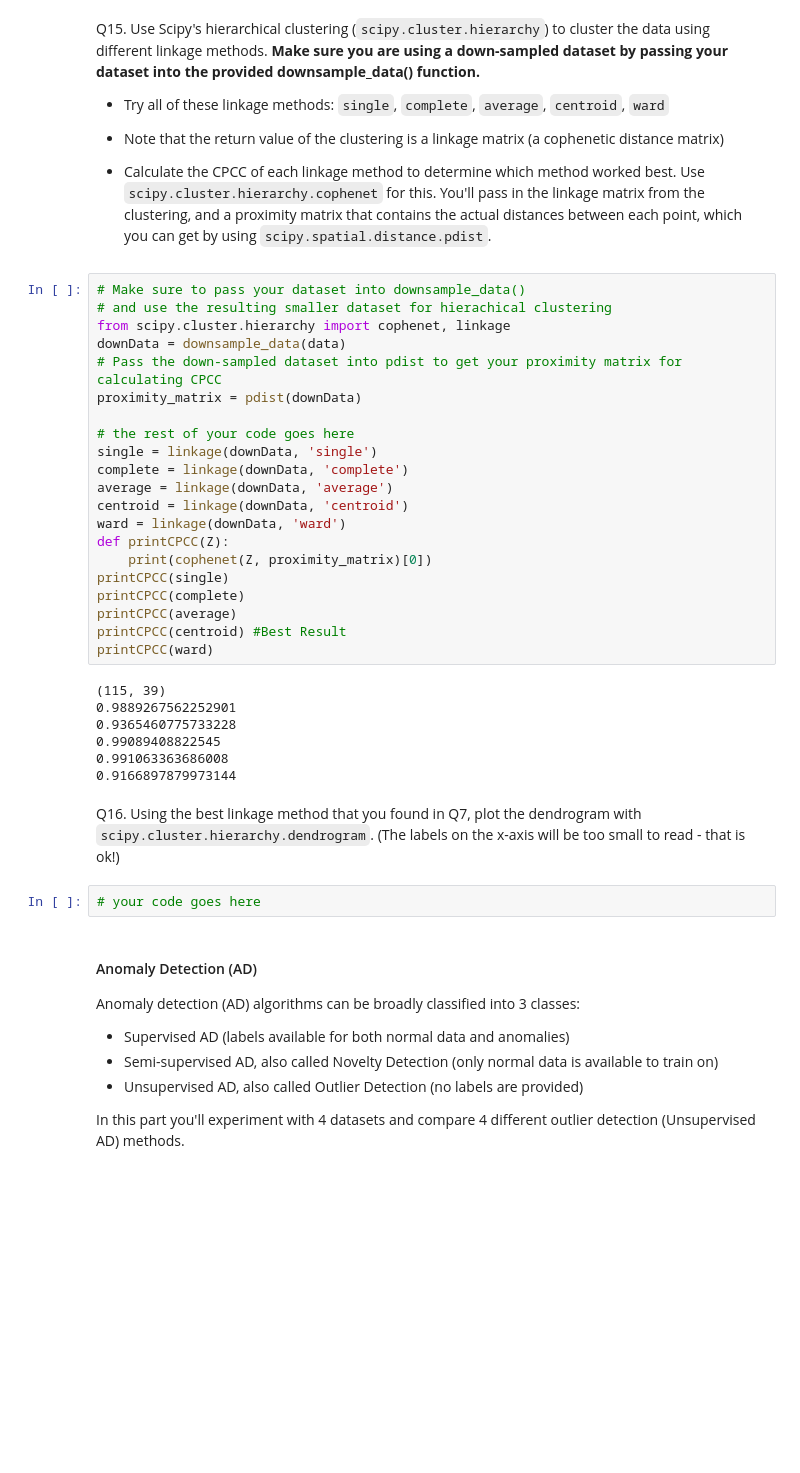
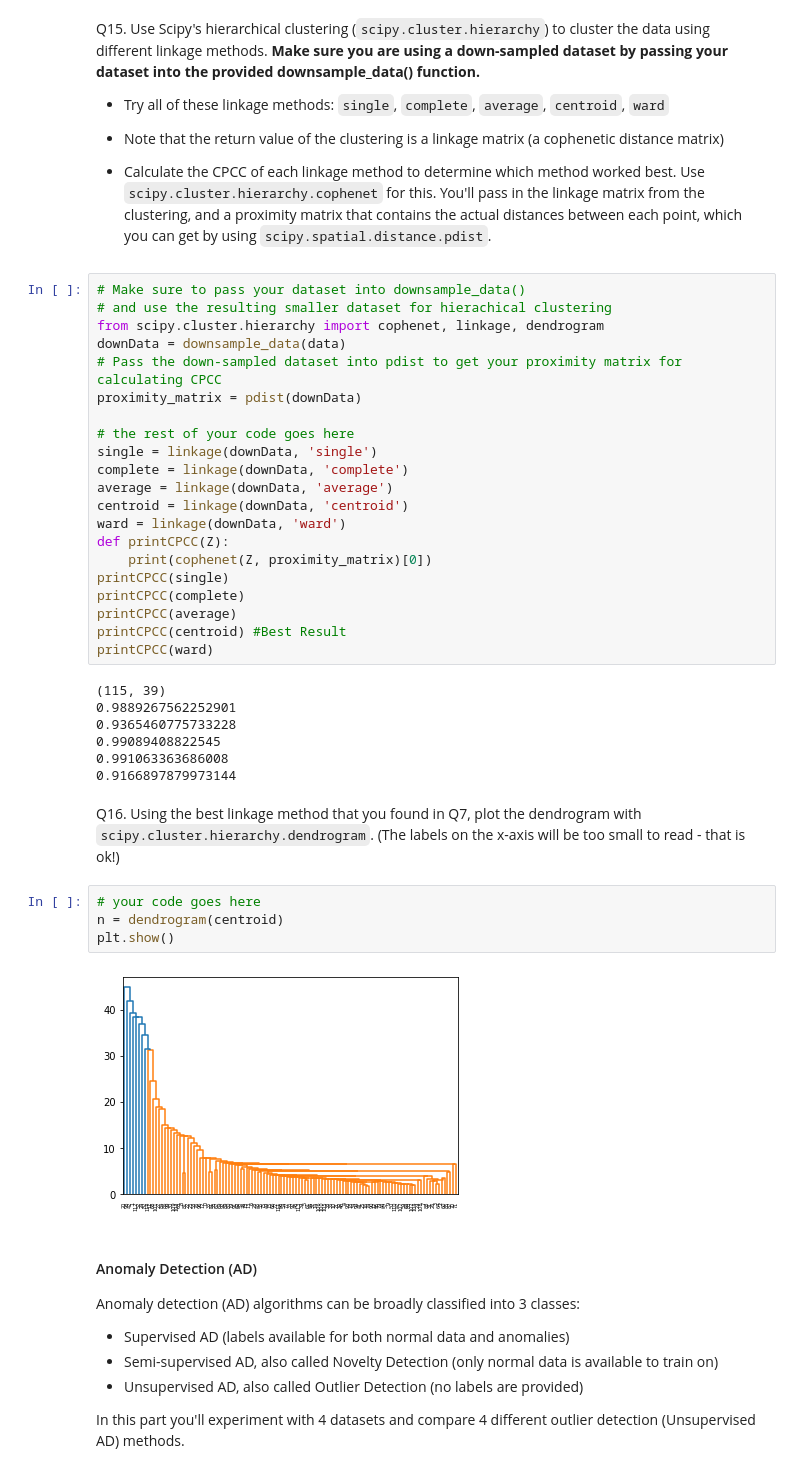
Before and after one commit to Tushar1729-k/clustering, a Jupyter notebook: HW4_Clustering.ipynb, the cells around one changed output. Saved outputs shown, nothing was run; the diff lists cells and outputs as text; blank space fills up the shorter version.

Commit message:
q16 graph

```diff
--- a/HW4_Clustering.ipynb
+++ b/HW4_Clustering.ipynb
@@ -469,7 +469,7 @@ Q15. Use Scipy's hierarchical clustering (`scipy.cluster.hierarchy`) to cluster
 # %%
 # Make sure to pass your dataset into downsample_data()
 # and use the resulting smaller dataset for hierachical clustering
-from scipy.cluster.hierarchy import cophenet, linkage
+from scipy.cluster.hierarchy import cophenet, linkage, dendrogram
 downData = downsample_data(data)
 # Pass the down-sampled dataset into pdist to get your proximity matrix for calculating CPCC
 proximity_matrix = pdist(downData)
@@ -498,6 +498,10 @@ printCPCC(ward)
 Q16. Using the best linkage method that you found in Q7, plot the dendrogram with `scipy.cluster.hierarchy.dendrogram`. (The labels on the x-axis will be too small to read - that is ok!)
 # %%
 # your code goes here
+n = dendrogram(centroid)
+plt.show()
+# %% [output]
+[figure, added]
 # %% [markdown]
 #### Anomaly Detection (AD)
 
```
